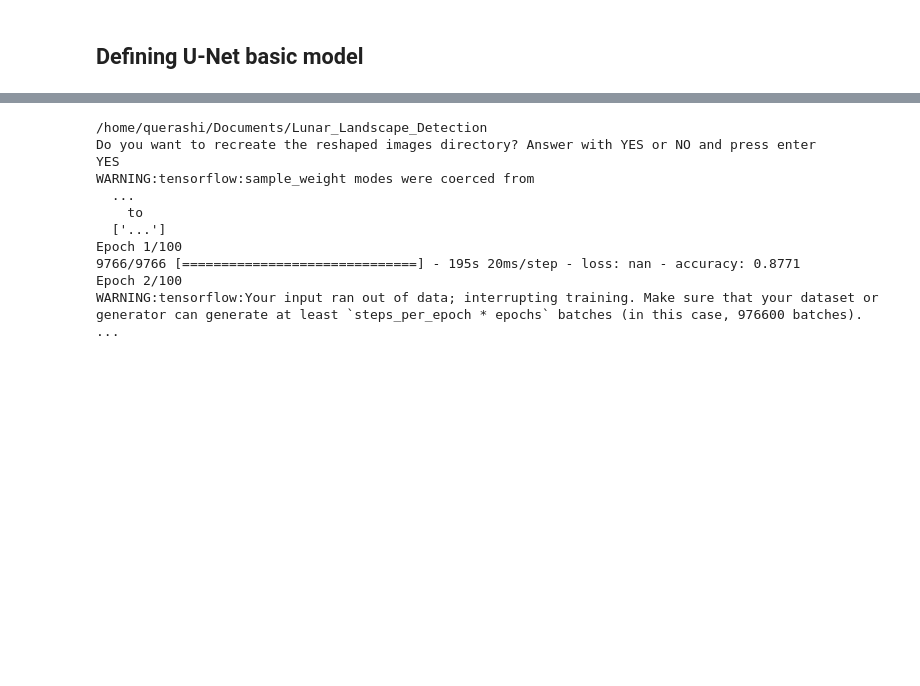
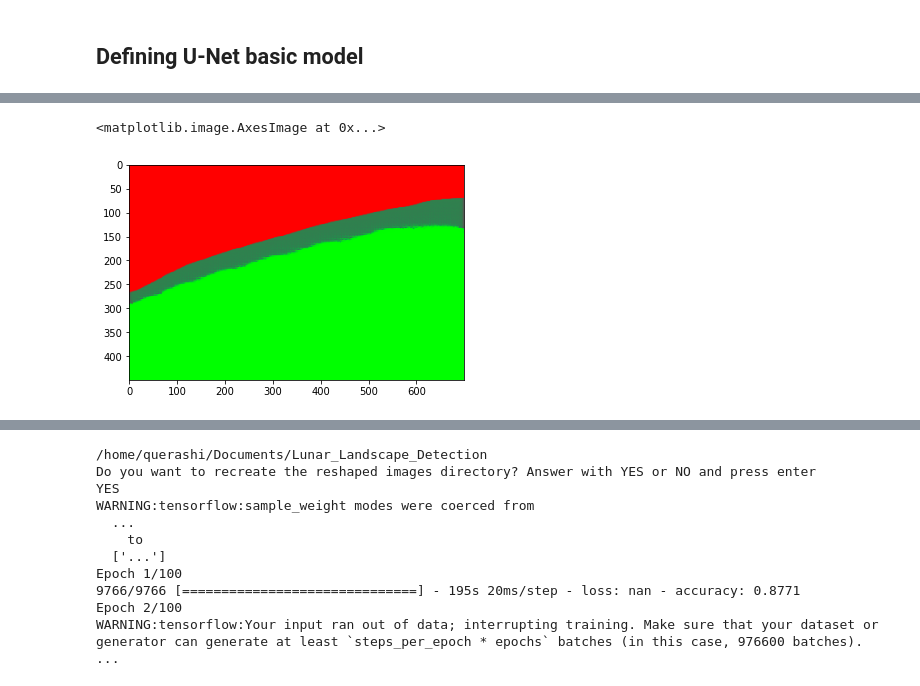
Before and after one commit to FrancoisGoualard/Lunar_Landscape_Detection, a Jupyter notebook: Basic U net model.ipynb, the cells around one changed output, grey strips where cells are left out. Saved outputs shown, nothing was run; the diff lists cells and outputs as text; code cells hidden in the pictures; blank space fills up the shorter version.

Commit message:
UNET model

```diff
--- a/Basic U net model.ipynb
+++ b/Basic U net model.ipynb
@@ -11,5 +36,4 @@ Build with CUDA? True
 # %%
-from tensorflow.keras.layers import Conv2D, MaxPooling2D, Dropout, Conv2DTranspose, concatenate, Input
 def build_model(input_layer, start_neurons):
     conv1 = Conv2D(start_neurons * 1, (3, 3), activation="relu", padding="same")(input_layer)
     conv1 = Conv2D(start_neurons * 1, (3, 3), activation="relu", padding="same")(conv1)
@@ -59,13 +83,13 @@ def build_model(input_layer, start_neurons):
     uconv1 = Conv2D(start_neurons * 1, (3, 3), activation="relu", padding="same")(uconv1)
     uconv1 = Conv2D(start_neurons * 1, (3, 3), activation="relu", padding="same")(uconv1)
 
-    output_layer = Conv2D(1, (1,1), padding="same", activation="sigmoid")(uconv1)
+    output_layer = Conv2D(3, (1,1), padding="same", activation="softmax")(uconv1)
 
     return output_layer
 
 input_layer = Input((IMG_HEIGHT, IMG_WIDTH, IMG_CHANNELS))
 output_layer = build_model(input_layer, 16)
 model = tf.keras.Model(inputs=[input_layer], outputs=[output_layer])
-model.compile(optimizer='adam', loss='binary_crossentropy', metrics=['accuracy'])
+model.compile(optimizer='adam', loss='categorical_crossentropy', metrics=['accuracy'])
 model.summary()
 # %% [output]
@@ -187,0 +271,28 @@ ________________________________________________________________________________
+# %%
+X,Y= create_dataset()
+# %%
+class DisplayCallback(tf.keras.callbacks.Callback):
+      def on_epoch_end(self, epoch, logs=None):
+        clear_output(wait=True)
+        prediction_test()
+        print ('\nSample Prediction after epoch {}\n'.format(epoch+1))
+
+callbacks = [
+  tf.keras.callbacks.EarlyStopping(patience=3, monitor='val_loss'),
+  tf.keras.callbacks.TensorBoard(log_dir='./logs'),
+  tf.keras.callbacks.ModelCheckpoint(CHECKPOINT_PATH,
+                                     save_weights_only=True,
+                                     verbose=1),
+  tf.keras.callbacks.CSVLogger('logs.csv', separator=',', append=False)
+]
+def train_model(model):
+    """Train transfer learning model with given hyperparameters and test against a given image."""
+    # parsing()
+    model.fit(X, Y, validation_split=0.2, epochs = 5, batch_size= 16, verbose = 1)
+
+def train_model_w_generator(model):
+    """Train transfer learning model with given hyperparameters and test against a given image."""
+    # parsing()
+    model.fit(generate_dataset(), epochs = 50, verbose = 1, steps_per_epoch=100, shuffle=True)
+
+train_model(model_2)
@@ -187,0 +319,14 @@ ________________________________________________________________________________
+# %%
+import matplotlib.pyplot as plt
+img_x = cv.imread(DATAPATH + "images/render/render0010.png")
+img_x = cv.cvtColor(img_x, cv.COLOR_BGR2RGB)
+img_x = cv.resize(img_x,(256,256))
+img_x = img_x.reshape(1,256,256,3)
+prediction = model_2.predict(img_x)
+pred = prediction.reshape(256,256,3)
+pred_ = cv.resize(pred,(700,450))
+
+plt.imshow(pred_)
+# %% [output]
+<matplotlib.image.AxesImage at 0x...>
+[figure, added]
```
Also changed, not shown: parts of 15 cells of this notebook, 3 other files.
